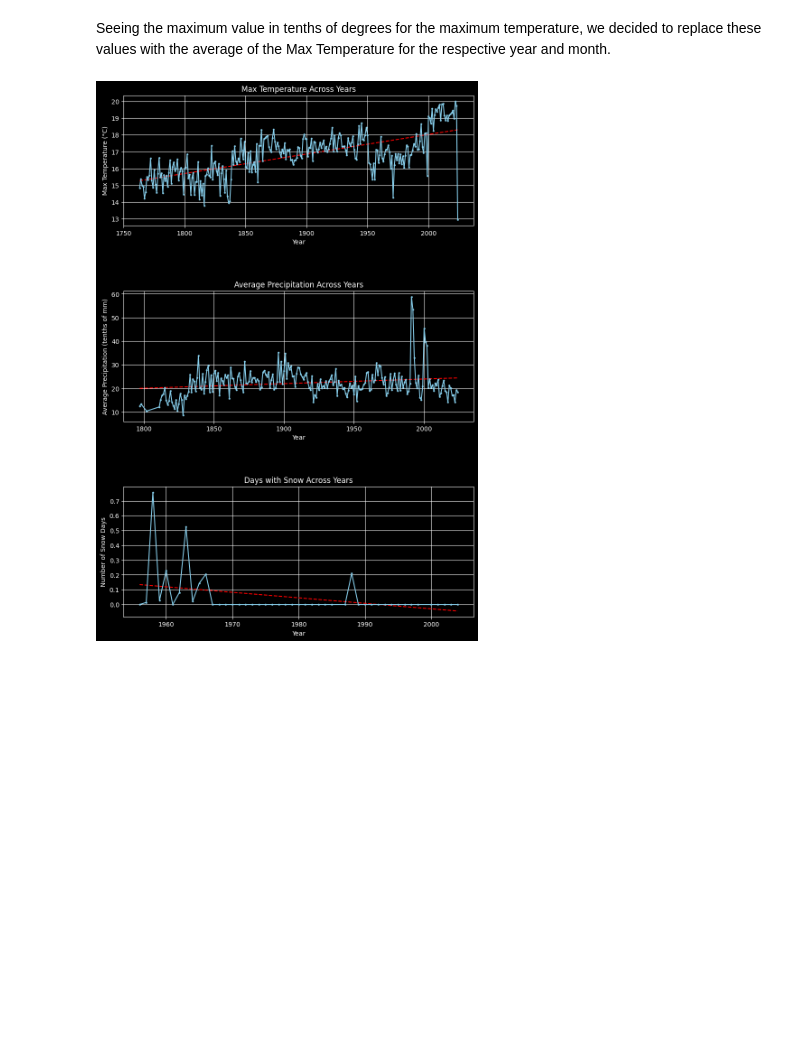
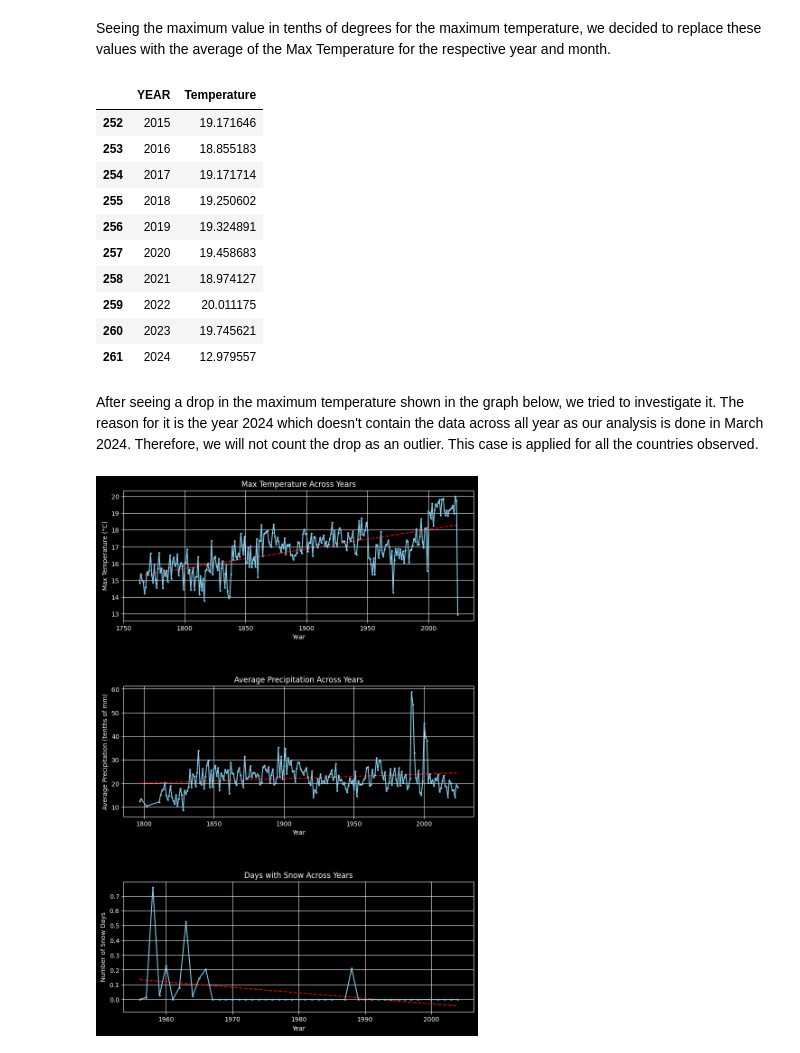
Before and after one commit to LeliaE/climateScience, a Jupyter notebook: Weather_Report.ipynb, the cells around one changed output. Drawn from its saved outputs; the diff is of its cells as text; code cells hidden in the pictures; blank space fills up the shorter version.

Commit message:
Verified outliers in the data

```diff
--- a/Weather_Report.ipynb
+++ b/Weather_Report.ipynb
@@ -406,6 +406,20 @@ def summary_country(df_test):
     pivot_df = df_test.pivot_table(index=['ID', 'DATE'], columns='ELEMENT', values='DATA VALUE').reset_index()
     summary_country = pivot_df[['TAVG', 'TMAX']].describe()
     return summary_country
+# %%
+def check_outliers(df):
+    temperature_data = df[df['ELEMENT'] == 'TMAX']
+    temperature_data['Temperature'] = temperature_data['DATA VALUE'] / 10
+    temperature_data.loc[temperature_data['Temperature'] > 99, 'Temperature'] = np.nan
+
+    temperature_data['MONTH'] = temperature_data['DATE'].apply(lambda x: int(str(x)[4:6]))
+    average_temperature_mean = temperature_data.groupby(['YEAR', 'MONTH'])['Temperature'].transform('mean')
+
+    temperature_data['Temperature'].fillna(average_temperature_mean, inplace=True)
+
+    average_temperature = temperature_data.groupby(temperature_data['YEAR'])['Temperature'].mean().reset_index()
+    average_temperature_recent = average_temperature[average_temperature['YEAR'] >=2015]
+    return average_temperature_recent
 # %% [markdown]
 ## Weather Analysis
 # %% [markdown]
@@ -669,6 +683,23 @@ italy_summary
 | max | 411.000000 | 9990.000000 |
 # %% [markdown]
 Seeing the maximum value in tenths of degrees for the maximum temperature, we decided to replace these values with the average of the Max Temperature for the respective year and month.
+# %%
+outliers_italy = check_outliers(italy_df)
+outliers_italy
+# %% [output]
+|  | YEAR | Temperature |
+| 252 | 2015 | 19.171646 |
+| 253 | 2016 | 18.855183 |
+| 254 | 2017 | 19.171714 |
+| 255 | 2018 | 19.250602 |
+| 256 | 2019 | 19.324891 |
+| 257 | 2020 | 19.458683 |
+| 258 | 2021 | 18.974127 |
+| 259 | 2022 | 20.011175 |
+| 260 | 2023 | 19.745621 |
+| 261 | 2024 | 12.979557 |
+# %% [markdown]
+After seeing a drop in the maximum temperature shown in the graph below, we tried to investigate it. The reason for it is the year 2024 which doesn't contain the data across all year as our analysis is done in March 2024. Therefore, we will not count the drop as an outlier. This case is applied for all the countries observed.
 # %%
 plot_weather(italy_df)
 # %% [output]
```
Also changed, not shown: parts of 5 cells of this notebook.
